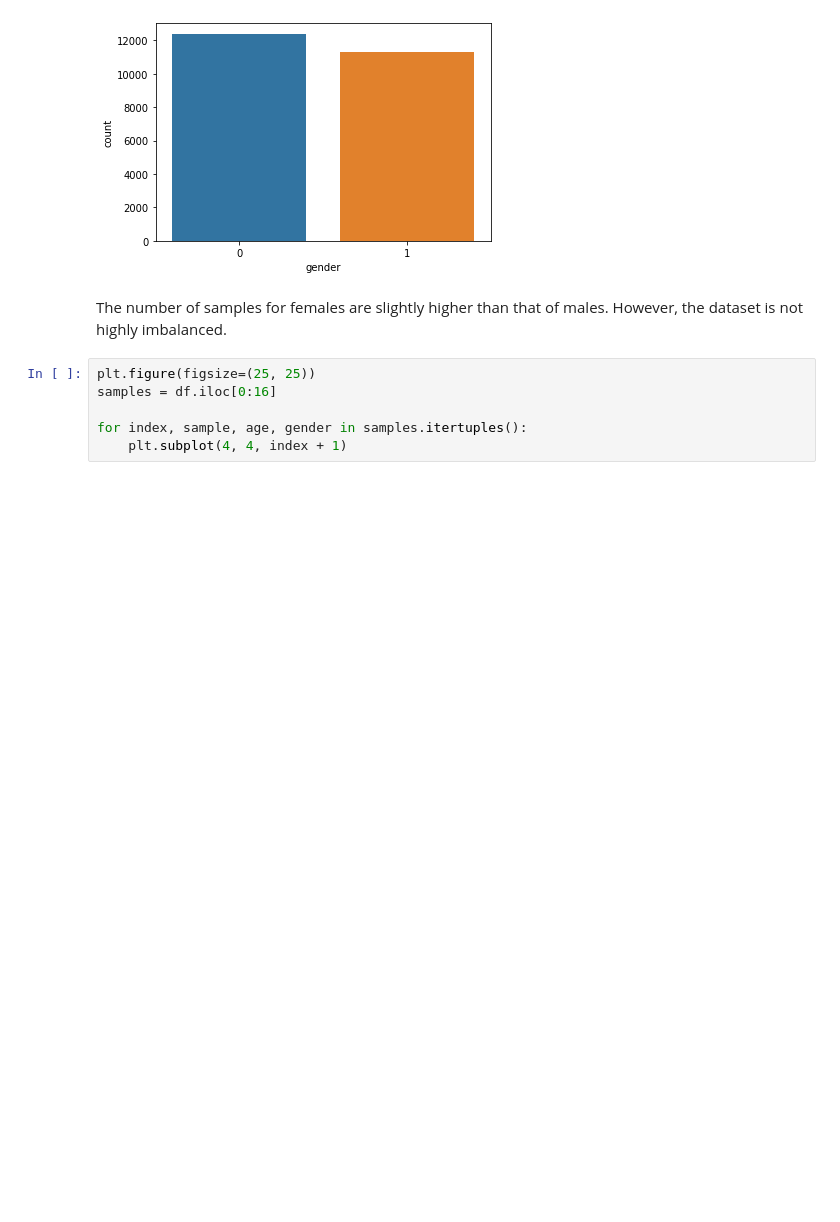
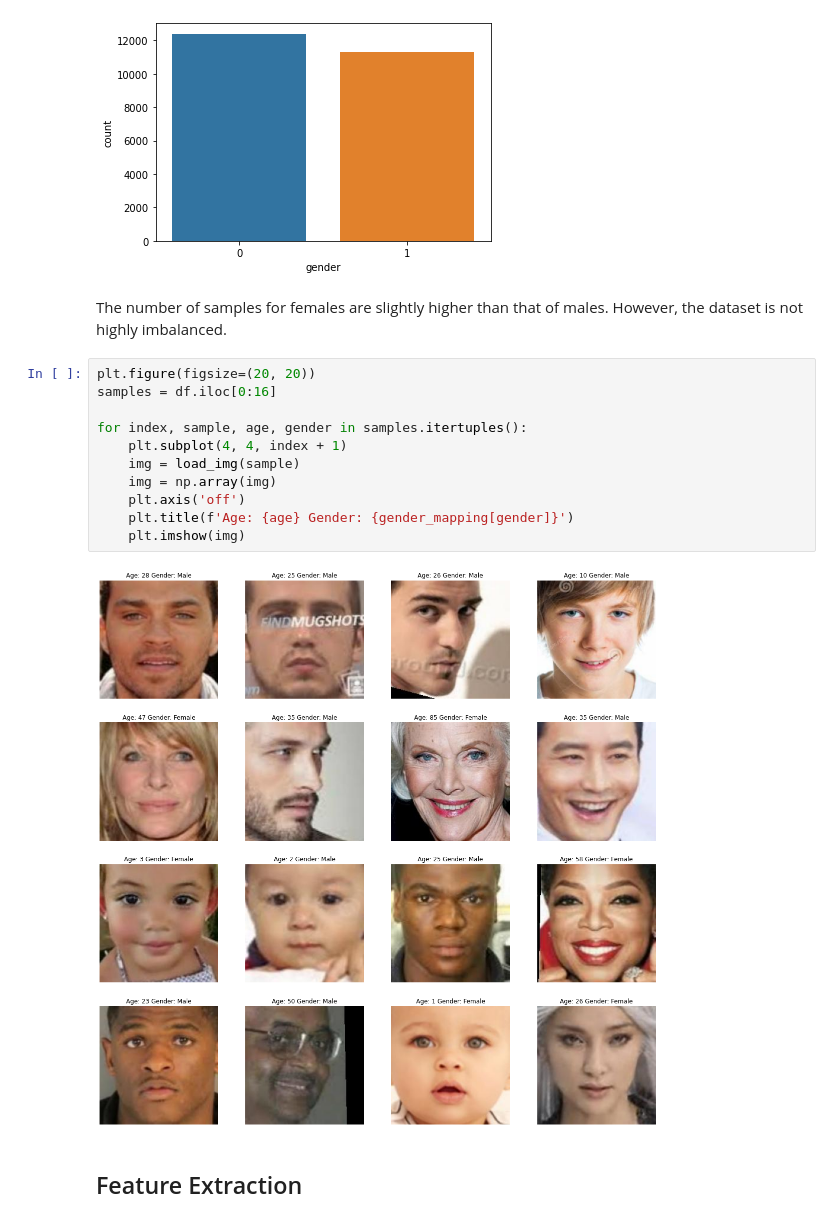
Before and after one commit to ammarlodhi255/codeclause_projects, a Jupyter notebook: Age and Gender Detection System/age_gender_detection.ipynb, the cells around one changed output. Saved outputs shown, nothing was run; the diff lists cells and outputs as text; blank space fills up the shorter version.

```diff
--- a/Age and Gender Detection System/age_gender_detection.ipynb
+++ b/Age and Gender Detection System/age_gender_detection.ipynb
@@ -109,8 +112,17 @@ sns.countplot(df['gender'])
 # %% [markdown]
 The number of samples for females are slightly higher than that of males. However, the dataset is not highly imbalanced.
 # %%
-plt.figure(figsize=(25, 25))
+plt.figure(figsize=(20, 20))
 samples = df.iloc[0:16]
 
 for index, sample, age, gender in samples.itertuples():
     plt.subplot(4, 4, index + 1)
+    img = load_img(sample)
+    img = np.array(img)
+    plt.axis('off')
+    plt.title(f'Age: {age} Gender: {gender_mapping[gender]}')
+    plt.imshow(img)
+# %% [output]
+[figure, added]
+# %% [markdown]
+## Feature Extraction
```
Also changed, not shown: parts of 5 cells of this notebook.
